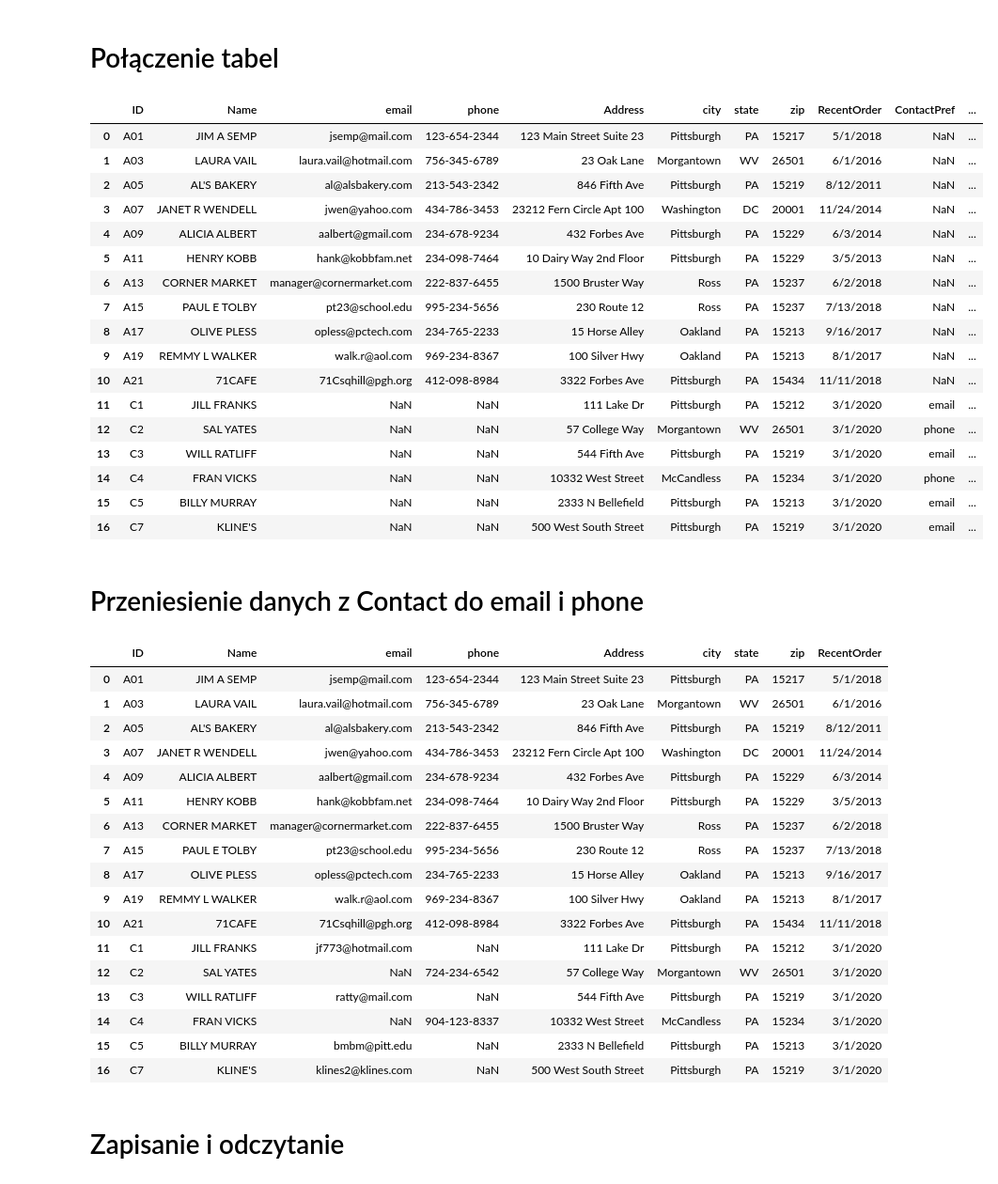
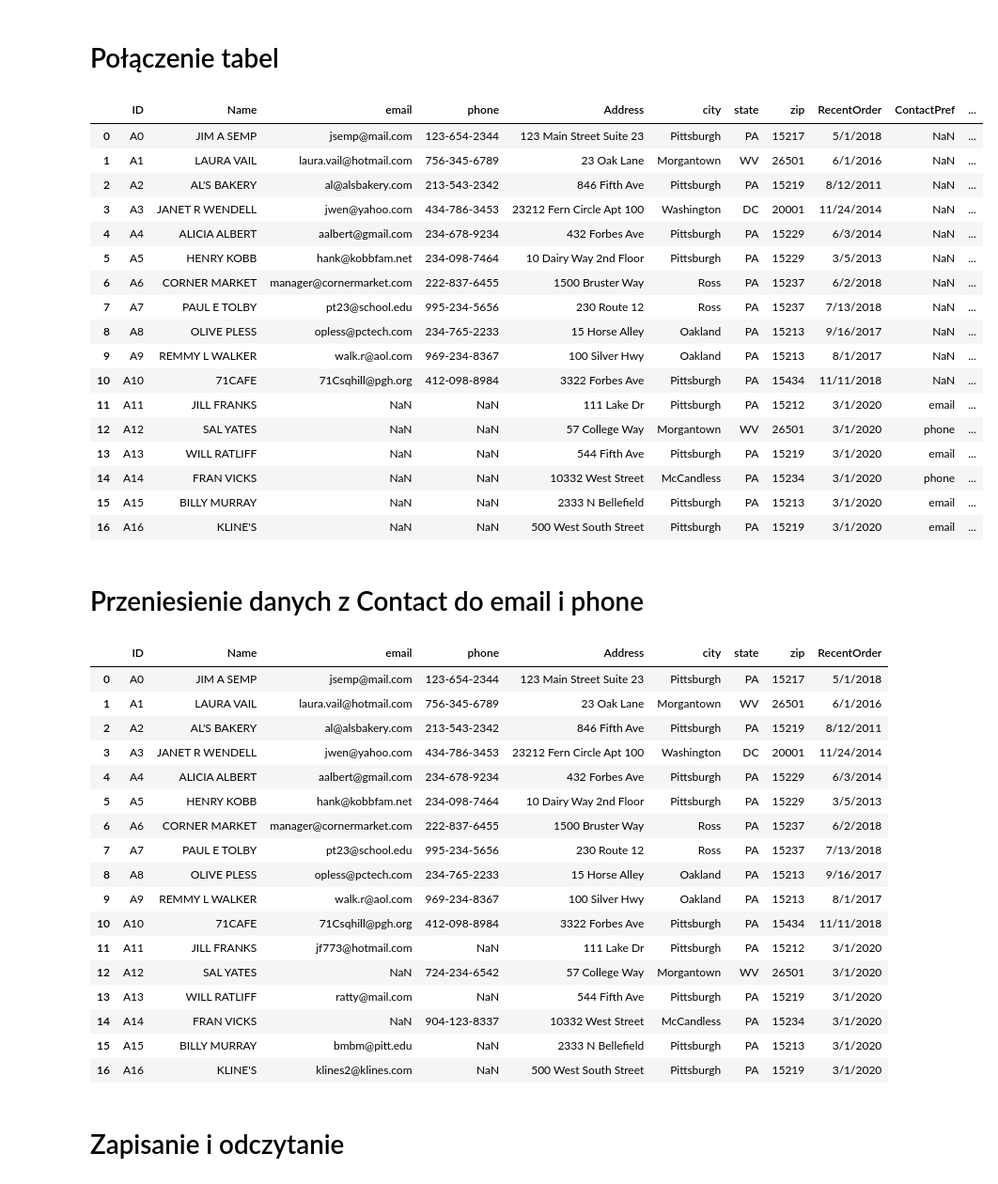
Before and after one commit to rzymski/jupyterDatabase, a Jupyter notebook: pracaDomowa.ipynb, the cells around one changed output. Shown: that part at 94% size. Drawn from its saved outputs; the diff is of its cells as text; code cells hidden in the pictures.

```diff
--- a/pracaDomowa.ipynb
+++ b/pracaDomowa.ipynb
@@ -96,28 +96,29 @@ bc = bc.rename(columns={'cusnum':'ID'})
 # %%
 c = pd.concat([bc, nc], axis=0, ignore_index=True)
 c = c.drop_duplicates(subset='Name', keep='first')
 c = c.reset_index(drop=True)
+c['ID'] = 'A'+c.index.astype(str)
 c = c.rename(columns={'cusemail':'email', 'cusphone':'phone'})
 c
 # %% [output]
 |  | ID | Name | email | phone | Address | city | state | zip | RecentOrder | ContactPref | ... |
-| 0 | A01 | JIM A SEMP | jsemp@mail.com | 123-654-2344 | 123 Main Street Suite 23 | Pittsburgh | PA | 15217 | 5/1/2018 | NaN | ... |
-| 1 | A03 | LAURA VAIL | laura.vail@hotmail.com | 756-345-6789 | 23 Oak Lane | Morgantown | WV | 26501 | 6/1/2016 | NaN | ... |
-| 2 | A05 | AL'S BAKERY | al@alsbakery.com | 213-543-2342 | 846 Fifth Ave | Pittsburgh | PA | 15219 | 8/12/2011 | NaN | ... |
-| 3 | A07 | JANET R WENDELL | jwen@yahoo.com | 434-786-3453 | 23212 Fern Circle Apt 100 | Washington | DC | 20001 | 11/24/2014 | NaN | ... |
-| 4 | A09 | ALICIA ALBERT | aalbert@gmail.com | 234-678-9234 | 432 Forbes Ave | Pittsburgh | PA | 15229 | 6/3/2014 | NaN | ... |
-| 5 | A11 | HENRY KOBB | hank@kobbfam.net | 234-098-7464 | 10 Dairy Way 2nd Floor | Pittsburgh | PA | 15229 | 3/5/2013 | NaN | ... |
-| 6 | A13 | CORNER MARKET | manager@cornermarket.com | 222-837-6455 | 1500 Bruster Way | Ross | PA | 15237 | 6/2/2018 | NaN | ... |
-| 7 | A15 | PAUL E TOLBY | pt23@school.edu | 995-234-5656 | 230 Route 12 | Ross | PA | 15237 | 7/13/2018 | NaN | ... |
-| 8 | A17 | OLIVE PLESS | opless@pctech.com | 234-765-2233 | 15 Horse Alley | Oakland | PA | 15213 | 9/16/2017 | NaN | ... |
-| 9 | A19 | REMMY L WALKER | walk.r@aol.com | 969-234-8367 | 100 Silver Hwy | Oakland | PA | 15213 | 8/1/2017 | NaN | ... |
-| 10 | A21 | 71CAFE | 71Csqhill@pgh.org | 412-098-8984 | 3322 Forbes Ave | Pittsburgh | PA | 15434 | 11/11/2018 | NaN | ... |
-| 11 | C1 | JILL FRANKS | NaN | NaN | 111 Lake Dr | Pittsburgh | PA | 15212 | 3/1/2020 | email | ... |
-| 12 | C2 | SAL YATES | NaN | NaN | 57 College Way | Morgantown | WV | 26501 | 3/1/2020 | phone | ... |
-| 13 | C3 | WILL RATLIFF | NaN | NaN | 544 Fifth Ave | Pittsburgh | PA | 15219 | 3/1/2020 | email | ... |
-| 14 | C4 | FRAN VICKS | NaN | NaN | 10332 West Street | McCandless | PA | 15234 | 3/1/2020 | phone | ... |
-| 15 | C5 | BILLY MURRAY | NaN | NaN | 2333 N Bellefield | Pittsburgh | PA | 15213 | 3/1/2020 | email | ... |
-| 16 | C7 | KLINE'S | NaN | NaN | 500 West South Street | Pittsburgh | PA | 15219 | 3/1/2020 | email | ... |
+| 0 | A0 | JIM A SEMP | jsemp@mail.com | 123-654-2344 | 123 Main Street Suite 23 | Pittsburgh | PA | 15217 | 5/1/2018 | NaN | ... |
+| 1 | A1 | LAURA VAIL | laura.vail@hotmail.com | 756-345-6789 | 23 Oak Lane | Morgantown | WV | 26501 | 6/1/2016 | NaN | ... |
+| 2 | A2 | AL'S BAKERY | al@alsbakery.com | 213-543-2342 | 846 Fifth Ave | Pittsburgh | PA | 15219 | 8/12/2011 | NaN | ... |
+| 3 | A3 | JANET R WENDELL | jwen@yahoo.com | 434-786-3453 | 23212 Fern Circle Apt 100 | Washington | DC | 20001 | 11/24/2014 | NaN | ... |
+| 4 | A4 | ALICIA ALBERT | aalbert@gmail.com | 234-678-9234 | 432 Forbes Ave | Pittsburgh | PA | 15229 | 6/3/2014 | NaN | ... |
+| 5 | A5 | HENRY KOBB | hank@kobbfam.net | 234-098-7464 | 10 Dairy Way 2nd Floor | Pittsburgh | PA | 15229 | 3/5/2013 | NaN | ... |
+| 6 | A6 | CORNER MARKET | manager@cornermarket.com | 222-837-6455 | 1500 Bruster Way | Ross | PA | 15237 | 6/2/2018 | NaN | ... |
+| 7 | A7 | PAUL E TOLBY | pt23@school.edu | 995-234-5656 | 230 Route 12 | Ross | PA | 15237 | 7/13/2018 | NaN | ... |
+| 8 | A8 | OLIVE PLESS | opless@pctech.com | 234-765-2233 | 15 Horse Alley | Oakland | PA | 15213 | 9/16/2017 | NaN | ... |
+| 9 | A9 | REMMY L WALKER | walk.r@aol.com | 969-234-8367 | 100 Silver Hwy | Oakland | PA | 15213 | 8/1/2017 | NaN | ... |
+| 10 | A10 | 71CAFE | 71Csqhill@pgh.org | 412-098-8984 | 3322 Forbes Ave | Pittsburgh | PA | 15434 | 11/11/2018 | NaN | ... |
+| 11 | A11 | JILL FRANKS | NaN | NaN | 111 Lake Dr | Pittsburgh | PA | 15212 | 3/1/2020 | email | ... |
+| 12 | A12 | SAL YATES | NaN | NaN | 57 College Way | Morgantown | WV | 26501 | 3/1/2020 | phone | ... |
+| 13 | A13 | WILL RATLIFF | NaN | NaN | 544 Fifth Ave | Pittsburgh | PA | 15219 | 3/1/2020 | email | ... |
+| 14 | A14 | FRAN VICKS | NaN | NaN | 10332 West Street | McCandless | PA | 15234 | 3/1/2020 | phone | ... |
+| 15 | A15 | BILLY MURRAY | NaN | NaN | 2333 N Bellefield | Pittsburgh | PA | 15213 | 3/1/2020 | email | ... |
+| 16 | A16 | KLINE'S | NaN | NaN | 500 West South Street | Pittsburgh | PA | 15219 | 3/1/2020 | email | ... |
 # %% [markdown]
 # Przeniesienie danych z Contact do email i phone
 # %%
@@ -130,23 +131,23 @@ c = c.drop(columns=['ContactPref', 'Contact'])
 c
 # %% [output]
 |  | ID | Name | email | phone | Address | city | state | zip | RecentOrder |
-| 0 | A01 | JIM A SEMP | jsemp@mail.com | 123-654-2344 | 123 Main Street Suite 23 | Pittsburgh | PA | 15217 | 5/1/2018 |
-| 1 | A03 | LAURA VAIL | laura.vail@hotmail.com | 756-345-6789 | 23 Oak Lane | Morgantown | WV | 26501 | 6/1/2016 |
-| 2 | A05 | AL'S BAKERY | al@alsbakery.com | 213-543-2342 | 846 Fifth Ave | Pittsburgh | PA | 15219 | 8/12/2011 |
-| 3 | A07 | JANET R WENDELL | jwen@yahoo.com | 434-786-3453 | 23212 Fern Circle Apt 100 | Washington | DC | 20001 | 11/24/2014 |
-| 4 | A09 | ALICIA ALBERT | aalbert@gmail.com | 234-678-9234 | 432 Forbes Ave | Pittsburgh | PA | 15229 | 6/3/2014 |
-| 5 | A11 | HENRY KOBB | hank@kobbfam.net | 234-098-7464 | 10 Dairy Way 2nd Floor | Pittsburgh | PA | 15229 | 3/5/2013 |
-| 6 | A13 | CORNER MARKET | manager@cornermarket.com | 222-837-6455 | 1500 Bruster Way | Ross | PA | 15237 | 6/2/2018 |
-| 7 | A15 | PAUL E TOLBY | pt23@school.edu | 995-234-5656 | 230 Route 12 | Ross | PA | 15237 | 7/13/2018 |
-| 8 | A17 | OLIVE PLESS | opless@pctech.com | 234-765-2233 | 15 Horse Alley | Oakland | PA | 15213 | 9/16/2017 |
-| 9 | A19 | REMMY L WALKER | walk.r@aol.com | 969-234-8367 | 100 Silver Hwy | Oakland | PA | 15213 | 8/1/2017 |
-| 10 | A21 | 71CAFE | 71Csqhill@pgh.org | 412-098-8984 | 3322 Forbes Ave | Pittsburgh | PA | 15434 | 11/11/2018 |
-| 11 | C1 | JILL FRANKS | jf773@hotmail.com | NaN | 111 Lake Dr | Pittsburgh | PA | 15212 | 3/1/2020 |
-| 12 | C2 | SAL YATES | NaN | 724-234-6542 | 57 College Way | Morgantown | WV | 26501 | 3/1/2020 |
-| 13 | C3 | WILL RATLIFF | ratty@mail.com | NaN | 544 Fifth Ave | Pittsburgh | PA | 15219 | 3/1/2020 |
-| 14 | C4 | FRAN VICKS | NaN | 904-123-8337 | 10332 West Street | McCandless | PA | 15234 | 3/1/2020 |
-| 15 | C5 | BILLY MURRAY | bmbm@pitt.edu | NaN | 2333 N Bellefield | Pittsburgh | PA | 15213 | 3/1/2020 |
-| 16 | C7 | KLINE'S | klines2@klines.com | NaN | 500 West South Street | Pittsburgh | PA | 15219 | 3/1/2020 |
+| 0 | A0 | JIM A SEMP | jsemp@mail.com | 123-654-2344 | 123 Main Street Suite 23 | Pittsburgh | PA | 15217 | 5/1/2018 |
+| 1 | A1 | LAURA VAIL | laura.vail@hotmail.com | 756-345-6789 | 23 Oak Lane | Morgantown | WV | 26501 | 6/1/2016 |
+| 2 | A2 | AL'S BAKERY | al@alsbakery.com | 213-543-2342 | 846 Fifth Ave | Pittsburgh | PA | 15219 | 8/12/2011 |
+| 3 | A3 | JANET R WENDELL | jwen@yahoo.com | 434-786-3453 | 23212 Fern Circle Apt 100 | Washington | DC | 20001 | 11/24/2014 |
+| 4 | A4 | ALICIA ALBERT | aalbert@gmail.com | 234-678-9234 | 432 Forbes Ave | Pittsburgh | PA | 15229 | 6/3/2014 |
+| 5 | A5 | HENRY KOBB | hank@kobbfam.net | 234-098-7464 | 10 Dairy Way 2nd Floor | Pittsburgh | PA | 15229 | 3/5/2013 |
+| 6 | A6 | CORNER MARKET | manager@cornermarket.com | 222-837-6455 | 1500 Bruster Way | Ross | PA | 15237 | 6/2/2018 |
+| 7 | A7 | PAUL E TOLBY | pt23@school.edu | 995-234-5656 | 230 Route 12 | Ross | PA | 15237 | 7/13/2018 |
+| 8 | A8 | OLIVE PLESS | opless@pctech.com | 234-765-2233 | 15 Horse Alley | Oakland | PA | 15213 | 9/16/2017 |
+| 9 | A9 | REMMY L WALKER | walk.r@aol.com | 969-234-8367 | 100 Silver Hwy | Oakland | PA | 15213 | 8/1/2017 |
+| 10 | A10 | 71CAFE | 71Csqhill@pgh.org | 412-098-8984 | 3322 Forbes Ave | Pittsburgh | PA | 15434 | 11/11/2018 |
+| 11 | A11 | JILL FRANKS | jf773@hotmail.com | NaN | 111 Lake Dr | Pittsburgh | PA | 15212 | 3/1/2020 |
+| 12 | A12 | SAL YATES | NaN | 724-234-6542 | 57 College Way | Morgantown | WV | 26501 | 3/1/2020 |
+| 13 | A13 | WILL RATLIFF | ratty@mail.com | NaN | 544 Fifth Ave | Pittsburgh | PA | 15219 | 3/1/2020 |
+| 14 | A14 | FRAN VICKS | NaN | 904-123-8337 | 10332 West Street | McCandless | PA | 15234 | 3/1/2020 |
+| 15 | A15 | BILLY MURRAY | bmbm@pitt.edu | NaN | 2333 N Bellefield | Pittsburgh | PA | 15213 | 3/1/2020 |
+| 16 | A16 | KLINE'S | klines2@klines.com | NaN | 500 West South Street | Pittsburgh | PA | 15219 | 3/1/2020 |
 # %% [markdown]
 # Zapisanie i odczytanie
 # %%
```
Also changed, not shown: parts of 1 cell of this notebook, 2 other files.
